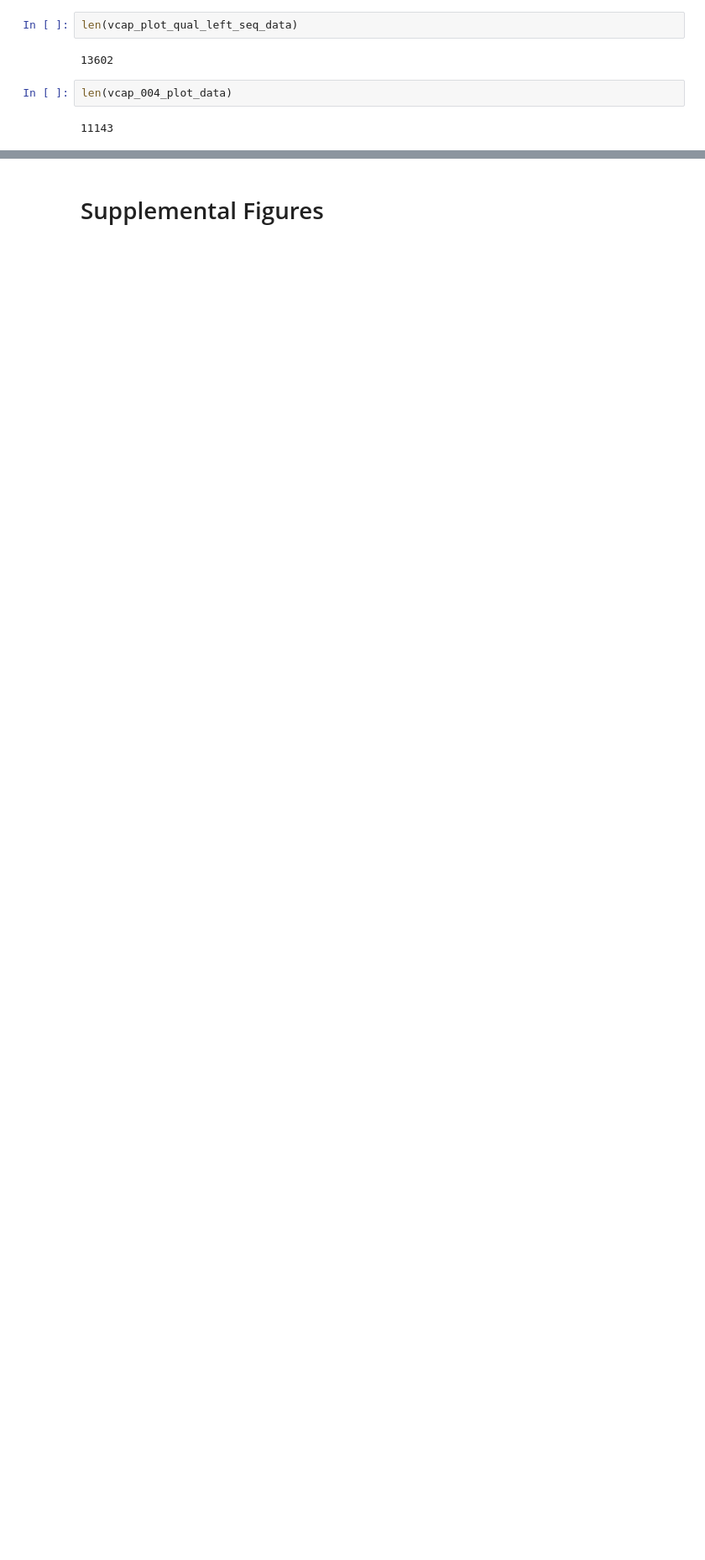
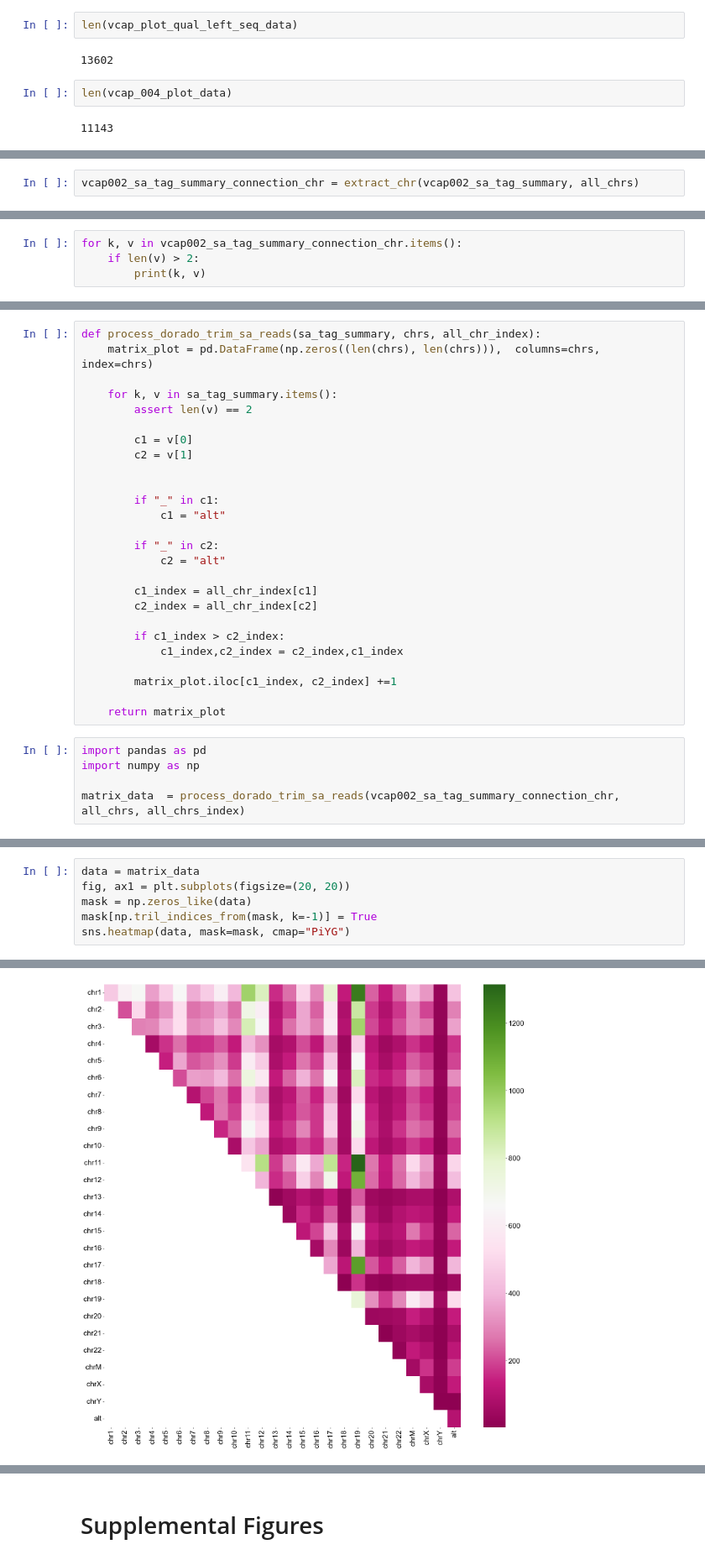
Before and after one commit to cauliyang/deepchopper-paper, a Jupyter notebook: figures/figures.ipynb, the cells around one changed output, grey strips where cells are left out. Shown at 84% size. Cells and saved outputs as stored; diff of their text form; blank space fills up the shorter version.

```diff
--- a/figures/figures.ipynb
+++ b/figures/figures.ipynb
@@ -425,0 +542,2 @@ Text(0, 0.5, 'Density')
+# %%
+vcap002_sa_tag_summary_connection_chr = extract_chr(vcap002_sa_tag_summary, all_chrs)
@@ -425,0 +568,4 @@ Text(0, 0.5, 'Density')
+# %%
+for k, v in vcap002_sa_tag_summary_connection_chr.items():
+    if len(v) > 2:
+        print(k, v)
@@ -425,0 +612,31 @@ Text(0, 0.5, 'Density')
+# %%
+def process_dorado_trim_sa_reads(sa_tag_summary, chrs, all_chr_index):
+    matrix_plot = pd.DataFrame(np.zeros((len(chrs), len(chrs))),  columns=chrs,  index=chrs)
+
+    for k, v in sa_tag_summary.items():
+        assert len(v) == 2
+
+        c1 = v[0]
+        c2 = v[1]
+
+
+        if "_" in c1:
+            c1 = "alt"
+
+        if "_" in c2:
+            c2 = "alt"
+
+        c1_index = all_chr_index[c1]
+        c2_index = all_chr_index[c2]
+
+        if c1_index > c2_index:
+            c1_index,c2_index = c2_index,c1_index
+
+        matrix_plot.iloc[c1_index, c2_index] +=1
+
+    return matrix_plot
+# %%
+import pandas as pd
+import numpy as np
+
+matrix_data  = process_dorado_trim_sa_reads(vcap002_sa_tag_summary_connection_chr, all_chrs, all_chrs_index)
@@ -425,0 +664,7 @@ Text(0, 0.5, 'Density')
+# %%
+data = matrix_data
+fig, ax1 = plt.subplots(figsize=(20, 20))
+mask = np.zeros_like(data)
+mask[np.tril_indices_from(mask, k=-1)] = True
+sns.heatmap(data, mask=mask, cmap="PiYG")
+# %% [output]
@@ -425,0 +672 @@ Text(0, 0.5, 'Density')
+[figure, added]
```
Also changed, not shown: parts of 35 cells of this notebook, 2 other files.
